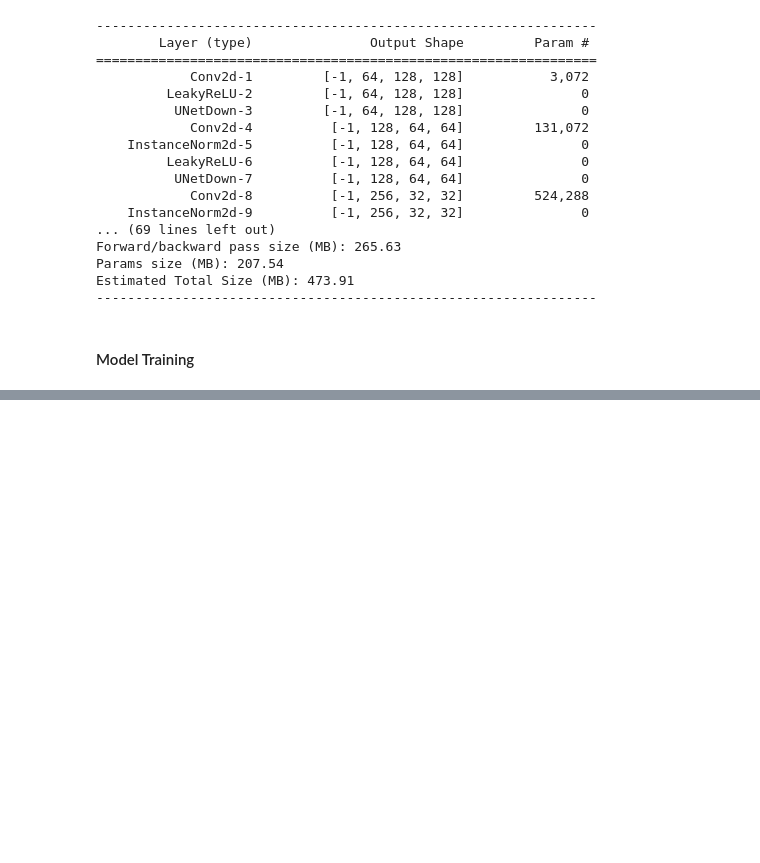
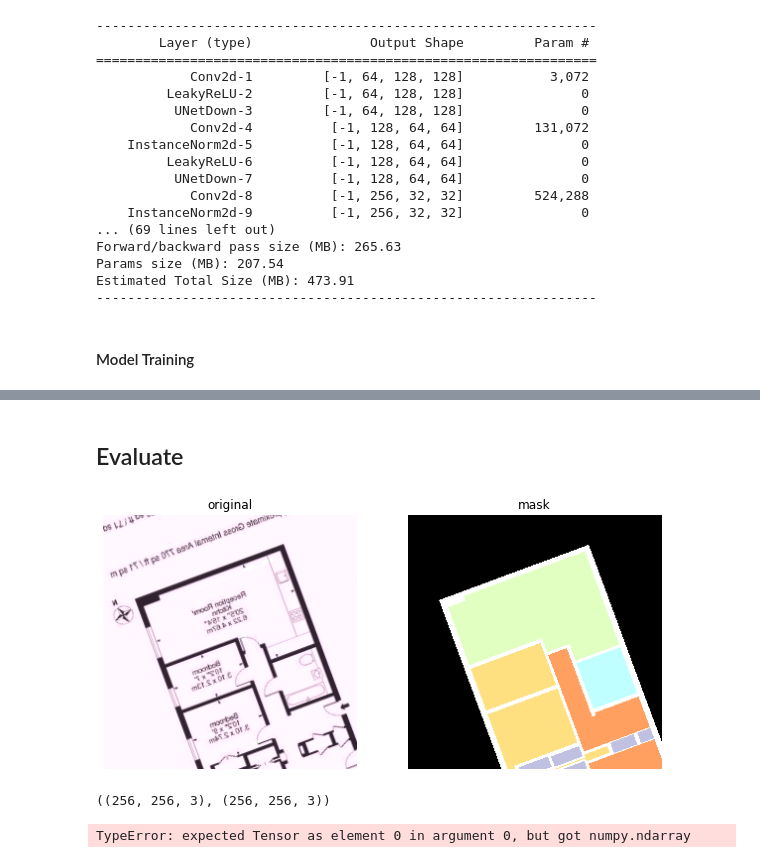
Before and after one commit to chnghia/pytorch-lightning-gan, a Jupyter notebook: 007_pix2pix.ipynb, the cells around one changed output, grey strips where cells are left out. Drawn from its saved outputs; the diff is of its cells as text; code cells hidden in the pictures; blank space fills up the shorter version.

```diff
--- a/007_pix2pix.ipynb
+++ b/007_pix2pix.ipynb
@@ -170,0 +172,2 @@ CUDA_VISIBLE_DEVICES: [0]
+# %% [markdown]
+## Evaluate
@@ -170,0 +177,6 @@ CUDA_VISIBLE_DEVICES: [0]
+# %%
+item = dataset[2]
+# %%
+draw(item['A'].transpose((1, 2, 0)), item['B'].transpose((1, 2, 0)))
+# %% [output]
+[figure, added]
@@ -170,0 +190,9 @@ CUDA_VISIBLE_DEVICES: [0]
+# %%
+aa.transpose((1, 2, 0)).shape, item['B'].transpose((1, 2, 0)).shape
+# %% [output]
+((256, 256, 3), (256, 256, 3))
+# %%
+img_sample = torch.cat((item['A'], item['B'], generated.squeeze()), -2)
+grid = torchvision.utils.make_grid(img_sample)
+# %% [output]
+TypeError: expected Tensor as element 0 in argument 0, but got numpy.ndarray
```
Also changed, not shown: parts of 7 cells of this notebook.
